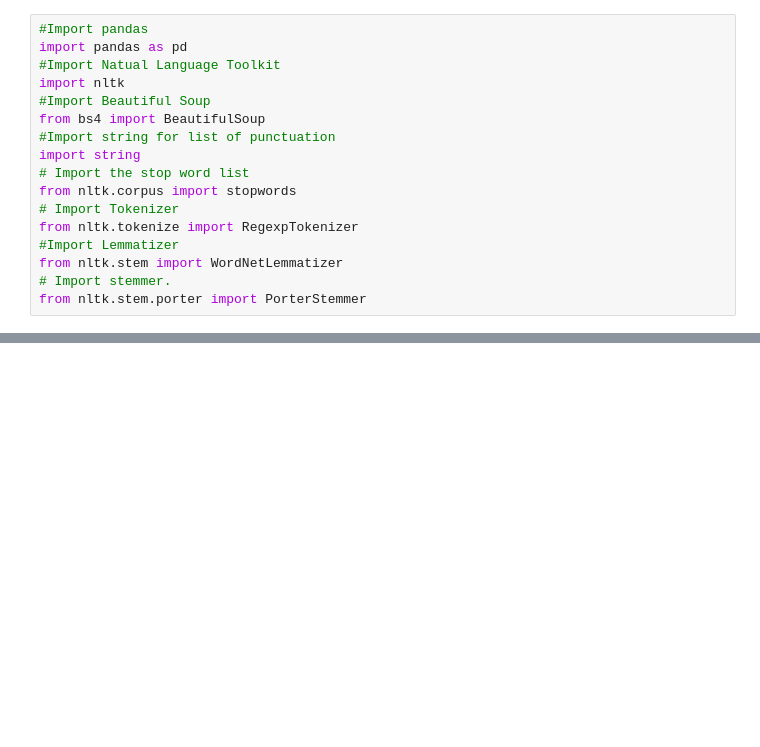
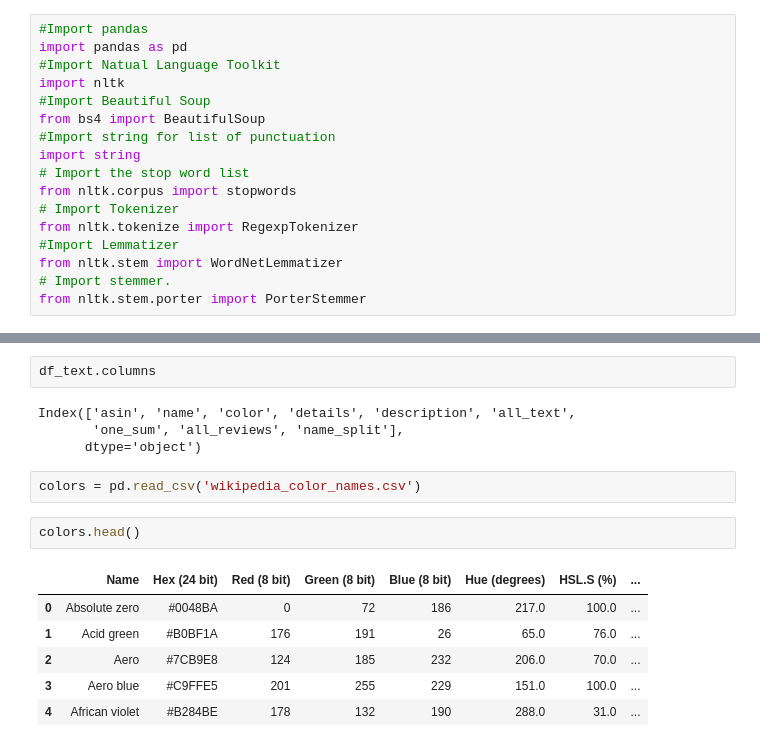
Before and after one commit to rachelkoenig10/recommender-system-capstone, a Jupyter notebook: feature-engineering.ipynb, the cells around one changed output, grey strips where cells are left out. Saved outputs shown, nothing was run; the diff lists cells and outputs as text; blank space fills up the shorter version.

```diff
--- a/feature-engineering.ipynb
+++ b/feature-engineering.ipynb
@@ -170,0 +452,17 @@ print(rename_lst)
+# %%
+df_text.columns
+# %% [output]
+Index(['asin', 'name', 'color', 'details', 'description', 'all_text',
+       'one_sum', 'all_reviews', 'name_split'],
+      dtype='object')
+# %%
+colors = pd.read_csv('wikipedia_color_names.csv')
+# %%
+colors.head()
+# %% [output]
+|  | Name | Hex (24 bit) | Red (8 bit) | Green (8 bit) | Blue (8 bit) | Hue (degrees) | HSL.S (%) | ... |
+| 0 | Absolute zero | #0048BA | 0 | 72 | 186 | 217.0 | 100.0 | ... |
+| 1 | Acid green | #B0BF1A | 176 | 191 | 26 | 65.0 | 76.0 | ... |
+| 2 | Aero | #7CB9E8 | 124 | 185 | 232 | 206.0 | 70.0 | ... |
+| 3 | Aero blue | #C9FFE5 | 201 | 255 | 229 | 151.0 | 100.0 | ... |
+| 4 | African violet | #B284BE | 178 | 132 | 190 | 288.0 | 31.0 | ... |
```
Also changed, not shown: parts of 98 cells of this notebook, 5 other files.
